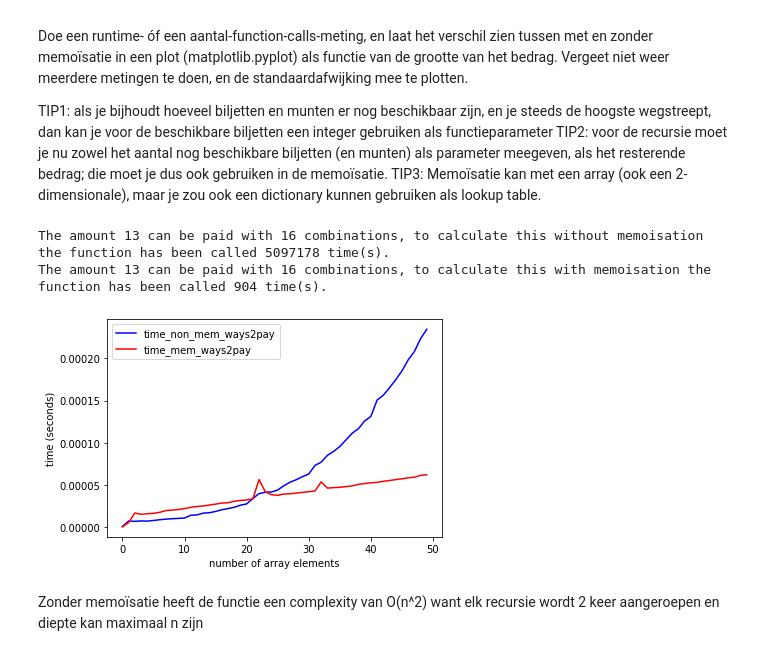
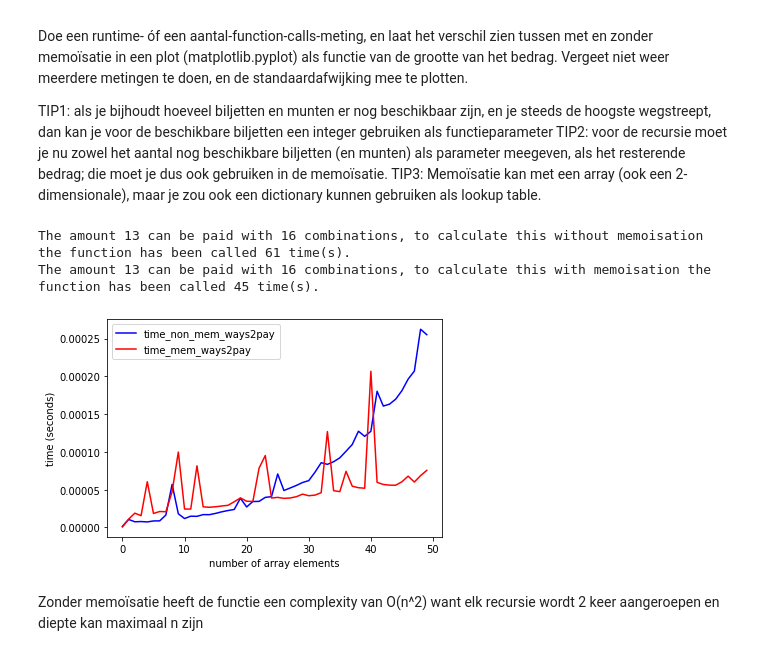
Before and after one commit to Kalong98/TICT-TV2ALDS1-20, a Jupyter notebook: ALDS1 - Complexity.ipynb, the cells around one changed output. Cells and saved outputs as stored; diff of their text form; code cells hidden in the pictures.

```diff
--- a/ALDS1 - Complexity.ipynb
+++ b/ALDS1 - Complexity.ipynb
@@ -474,37 +474,35 @@ def ways2paymem(
 
 ways2pay.counted = 0
 ways2paymem.counted = 0
-ways2pay(420, 13)
-ways2paymem(420, 13)
 print(f"The amount 13 can be paid with {ways2pay(13, 13)} combinations, to calculate this without memoisation the function has been called {ways2pay.counted} time(s).")
 print(f"The amount 13 can be paid with {ways2paymem(13, 13)} combinations, to calculate this with memoisation the function has been called {ways2paymem.counted} time(s).")
 
 time_non_mem_ways2pay=[]
 time_mem_ways2pay=[]
 
 meetpunten = np.arange(50)
 
 for i in range(len(meetpunten)):
     t1 = time.perf_counter()
     res = ways2pay(i, 13)
     t2 = time.perf_counter()
     time_non_mem_ways2pay.append(t2 - t1)
 
     t1 = time.perf_counter()
     res = ways2paymem(i, 13)
     t2 = time.perf_counter()
     time_mem_ways2pay.append(t2 - t1)
 
 plt.plot(meetpunten, time_non_mem_ways2pay, "b-")
 plt.plot(meetpunten, time_mem_ways2pay, "r-")
 
 plt.xlabel("number of array elements")
 plt.ylabel("time (seconds)")
 plt.legend(["time_non_mem_ways2pay", "time_mem_ways2pay"], loc="upper left")
 plt.show()
 # %% [output]
-The amount 13 can be paid with 16 combinations, to calculate this without memoisation the function has been called 5097178 time(s).
-The amount 13 can be paid with 16 combinations, to calculate this with memoisation the function has been called 904 time(s).
+The amount 13 can be paid with 16 combinations, to calculate this without memoisation the function has been called 61 time(s).
+The amount 13 can be paid with 16 combinations, to calculate this with memoisation the function has been called 45 time(s).
-[figure, old version]
+[figure, new version]
 # %% [markdown]
 Zonder memoïsatie heeft de functie een complexity van O(n^2) want elk recursie wordt 2 keer aangeroepen en diepte kan maximaal n zijn
```
Also changed, not shown: parts of 5 cells of this notebook.
